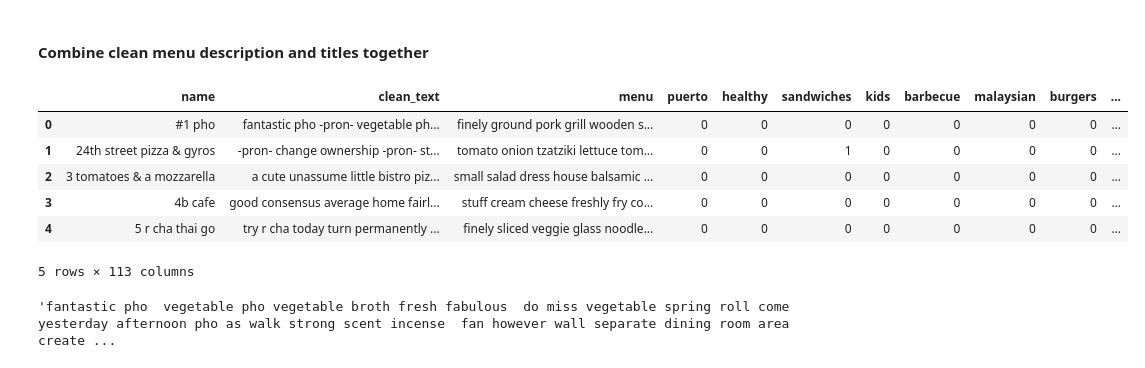
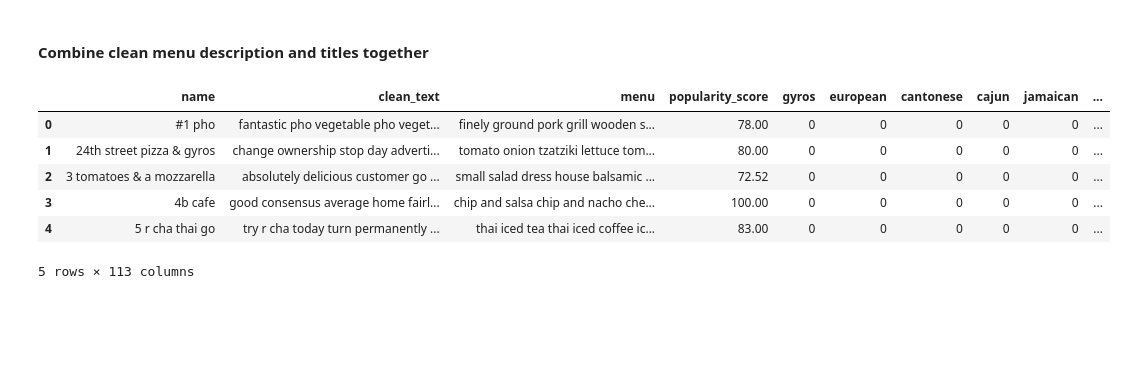
Before and after one commit to Suykim21/nlp_restaurant_search_engine, a Jupyter notebook: preprocessing.ipynb, the cells around one changed output. Saved outputs shown, nothing was run; the diff lists cells and outputs as text; code cells hidden in the pictures; blank space fills up the shorter version.

```diff
--- a/preprocessing.ipynb
+++ b/preprocessing.ipynb
@@ -1126,7 +1339,5 @@ restaurant_df['clean_menu_desc'][0]
 # %%
-import re
-
 # remove additional space from string
-restaurant_df['clean_text'] = restaurant_df['clean_text'].apply(lambda text: re.sub(' +', ' ', text))
-restaurant_df['clean_menu_desc'] = restaurant_df['clean_menu_desc'].apply(lambda text: re.sub(' +', ' ', text))
-restaurant_df['clean_menu_titles'] = restaurant_df['clean_menu_titles'].apply(lambda text: re.sub(' +', ' ', text))
+merged_df['clean_text'] = merged_df['clean_text'].apply(lambda text: re.sub(' +', ' ', text))
+merged_df['clean_menu_desc'] = merged_df['clean_menu_desc'].apply(lambda text: re.sub(' +', ' ', text))
+merged_df['clean_menu_titles'] = merged_df['clean_menu_titles'].apply(lambda text: re.sub(' +', ' ', text))
@@ -1138,0 +1344,3 @@ restaurant_df['clean_menu_desc'][0]
+# %%
+# Re-order columns
+merged_df = merged_df[['name','clean_text', 'clean_menu_titles', 'clean_menu_desc','popularity_score']]
@@ -1138,0 +1349,5 @@ restaurant_df['clean_menu_desc'][0]
+# %%
+df = filtered_allmenus_df.drop_duplicates(subset=['name'], keep='first')
+df.reset_index(drop=True, inplace=True)
+df.drop(columns=['clean_menu_desc', 'clean_menu_titles'], inplace=True)
+df.head()
@@ -1138,0 +1362,3 @@ restaurant_df['clean_menu_desc'][0]
+# %%
+merged_df = merged_df.merge(df, on='name')
+merged_df.head(3)
@@ -1139,30 +1371,30 @@ restaurant_df['clean_menu_desc'][0]
 # %% [markdown]
 #### Combine clean menu description and titles together
 # %%
-restaurant_df['menu'] = restaurant_df['clean_menu_desc'] + restaurant_df['clean_menu_titles']
+merged_df['menu'] = merged_df['clean_menu_desc'] + merged_df['clean_menu_titles']
 
 # remove additional space from string
-restaurant_df['menu'] = restaurant_df['menu'].apply(lambda text: re.sub(' +', ' ', text))
+merged_df['menu'] = merged_df['menu'].apply(lambda text: re.sub(' +', ' ', text))
 
 # Drop unneeded columns
-restaurant_df = restaurant_df.drop(columns=['clean_menu_desc', 'clean_menu_titles', 'text', 'menu_desc',
-                                            'menu_titles', 'categories'])
+merged_df = merged_df.drop(columns=['clean_menu_desc', 'clean_menu_titles'])
+
 # Re-order columns
 first_cols = ['name', 'clean_text', 'menu']
 second_cols = []
-for col in restaurant_df.columns:
+for col in merged_df.columns:
     if col not in first_cols:
         second_cols.append(col)
 
-restaurant_df = restaurant_df[first_cols + second_cols]
+merged_df = merged_df[first_cols + second_cols]
 
 # final dataset
-restaurant_df.head()
+merged_df.head()
 # %% [output]
-|  | name | clean_text | menu | puerto | healthy | sandwiches | kids | barbecue | malaysian | burgers | ... |
-| 0 | #1 pho | fantastic pho -pron- vegetable ph... | finely ground pork grill wooden s... | 0 | 0 | 0 | 0 | 0 | 0 | 0 | ... |
-| 1 | 24th street pizza & gyros | -pron- change ownership -pron- st... | tomato onion tzatziki lettuce tom... | 0 | 0 | 1 | 0 | 0 | 0 | 0 | ... |
-| 2 | 3 tomatoes & a mozzarella | a cute unassume little bistro piz... | small salad dress house balsamic ... | 0 | 0 | 0 | 0 | 0 | 0 | 0 | ... |
-| 3 | 4b cafe | good consensus average home fairl... | stuff cream cheese freshly fry co... | 0 | 0 | 0 | 0 | 0 | 0 | 0 | ... |
-| 4 | 5 r cha thai go | try r cha today turn permanently ... | finely sliced veggie glass noodle... | 0 | 0 | 0 | 0 | 0 | 0 | 0 | ... |
+|  | name | clean_text | menu | popularity_score | gyros | european | cantonese | cajun | jamaican | ... |
+| 0 | #1 pho | fantastic pho vegetable pho veget... | finely ground pork grill wooden s... | 78.00 | 0 | 0 | 0 | 0 | 0 | ... |
+| 1 | 24th street pizza & gyros | change ownership stop day adverti... | tomato onion tzatziki lettuce tom... | 80.00 | 0 | 0 | 0 | 0 | 0 | ... |
+| 2 | 3 tomatoes & a mozzarella | absolutely delicious customer go ... | small salad dress house balsamic ... | 72.52 | 0 | 0 | 0 | 0 | 0 | ... |
+| 3 | 4b cafe | good consensus average home fairl... | chip and salsa chip and nacho che... | 100.00 | 0 | 0 | 0 | 0 | 0 | ... |
+| 4 | 5 r cha thai go | try r cha today turn permanently ... | thai iced tea thai iced coffee ic... | 83.00 | 0 | 0 | 0 | 0 | 0 | ... |
 5 rows × 113 columns
@@ -1179,5 +1400,0 @@ restaurant_df['menu'] = restaurant_df['menu'].apply(lambda x: x.replace('-pron-'
-# %%
-# Remove extra spaces between workds
-restaurant_df['clean_text'][0]
-# %% [output]
-'fantastic pho  vegetable pho vegetable broth fresh fabulous  do miss vegetable spring roll come yesterday afternoon pho as walk strong scent incense  fan however wall separate dining room area create ...
```
Also changed, not shown: parts of 107 cells of this notebook, 2 other files.
